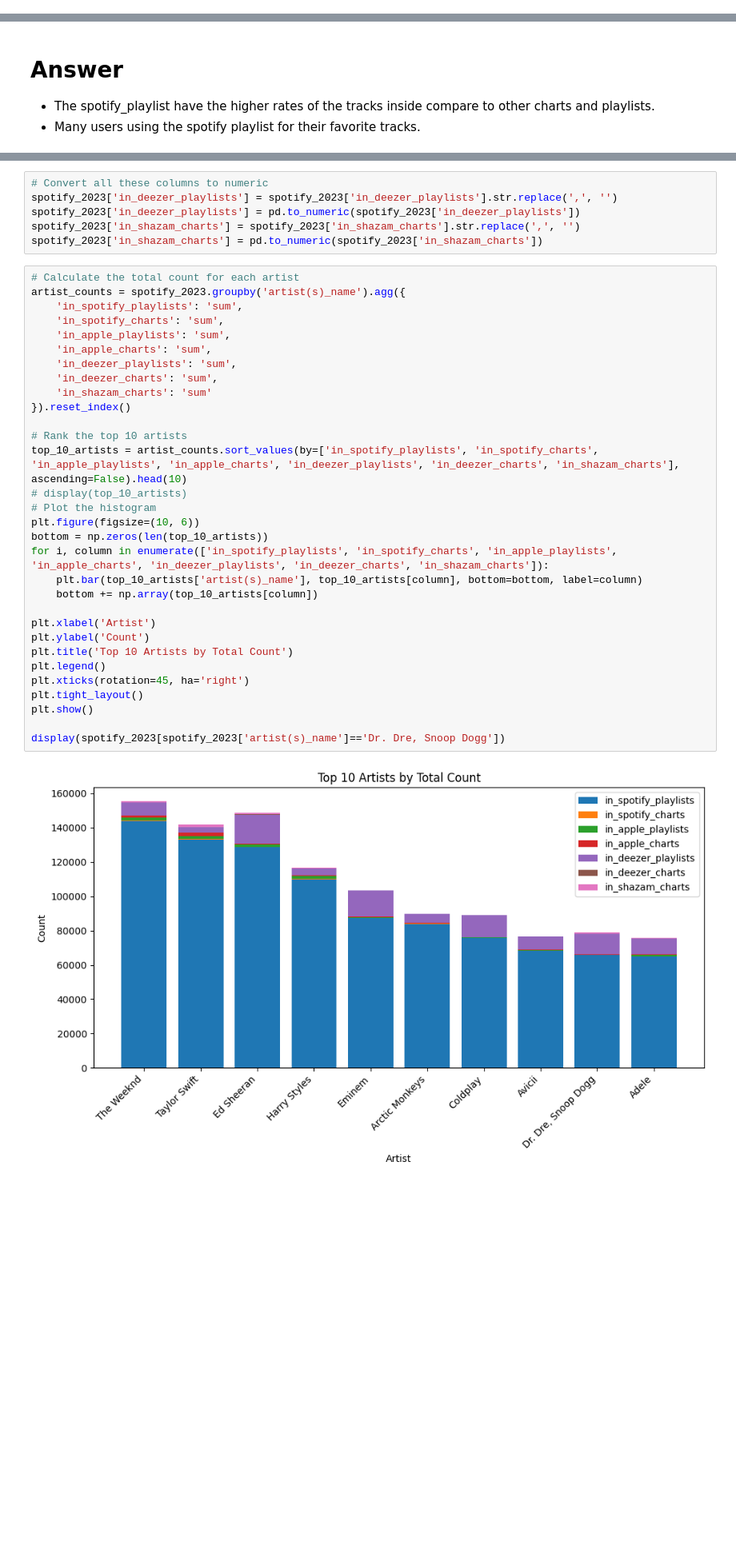
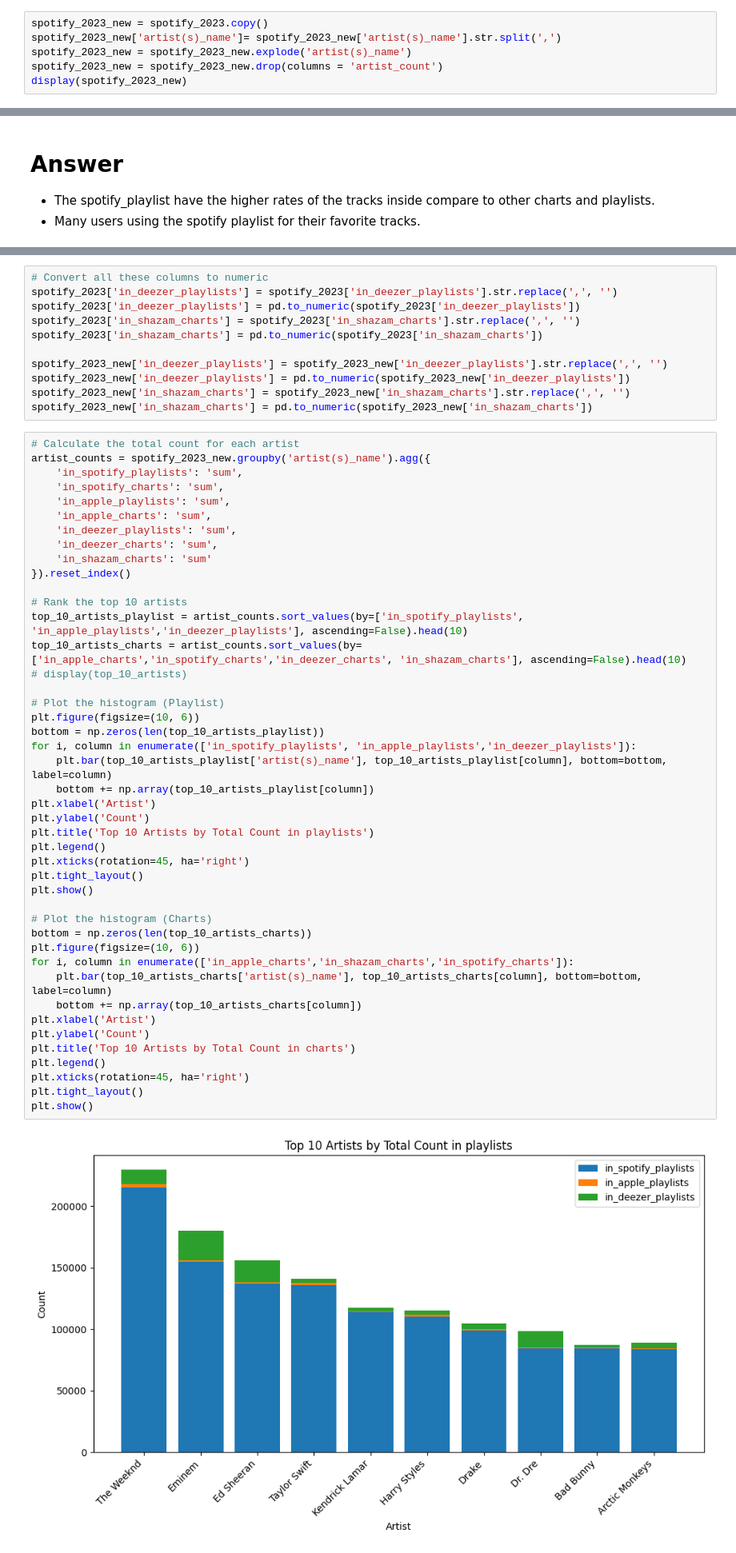
Before and after one commit to ToniYenC11/EmergingTech, a Jupyter notebook: 1_Exploratory_Data_Analysis.ipynb, the cells around one changed output, grey strips where cells are left out. Shown at 80% size. Saved outputs shown, nothing was run; the diff lists cells and outputs as text; blank space fills up the shorter version.

```diff
--- a/1_Exploratory_Data_Analysis.ipynb
+++ b/1_Exploratory_Data_Analysis.ipynb
@@ -265,3 +265,9 @@ The `describe` table of `streams` shows that:
 ## 3. Top Performers
 - Which track has the highest number of streams? Display the top 5 most streamed tracks.
 - Who are the top 5 most frequent artists based on the number of tracks in the dataset
+# %%
+spotify_2023_new = spotify_2023.copy()
+spotify_2023_new['artist(s)_name']= spotify_2023_new['artist(s)_name'].str.split(',')
+spotify_2023_new = spotify_2023_new.explode('artist(s)_name')
+spotify_2023_new = spotify_2023_new.drop(columns = 'artist_count')
+display(spotify_2023_new)
@@ -500,36 +523,54 @@ spotify_2023['in_deezer_playlists'] = spotify_2023['in_deezer_playlists'].str.re
 spotify_2023['in_deezer_playlists'] = pd.to_numeric(spotify_2023['in_deezer_playlists'])
 spotify_2023['in_shazam_charts'] = spotify_2023['in_shazam_charts'].str.replace(',', '')
 spotify_2023['in_shazam_charts'] = pd.to_numeric(spotify_2023['in_shazam_charts'])
+
+spotify_2023_new['in_deezer_playlists'] = spotify_2023_new['in_deezer_playlists'].str.replace(',', '')
+spotify_2023_new['in_deezer_playlists'] = pd.to_numeric(spotify_2023_new['in_deezer_playlists'])
+spotify_2023_new['in_shazam_charts'] = spotify_2023_new['in_shazam_charts'].str.replace(',', '')
+spotify_2023_new['in_shazam_charts'] = pd.to_numeric(spotify_2023_new['in_shazam_charts'])
 # %%
 # Calculate the total count for each artist
-artist_counts = spotify_2023.groupby('artist(s)_name').agg({
+artist_counts = spotify_2023_new.groupby('artist(s)_name').agg({
     'in_spotify_playlists': 'sum',
     'in_spotify_charts': 'sum',
     'in_apple_playlists': 'sum',
     'in_apple_charts': 'sum',
     'in_deezer_playlists': 'sum',
     'in_deezer_charts': 'sum',
     'in_shazam_charts': 'sum'
 }).reset_index()
 
 # Rank the top 10 artists
-top_10_artists = artist_counts.sort_values(by=['in_spotify_playlists', 'in_spotify_charts', 'in_apple_playlists', 'in_apple_charts', 'in_deezer_playlists', 'in_deezer_charts', 'in_shazam_charts'], ascending=False).head(10)
+top_10_artists_playlist = artist_counts.sort_values(by=['in_spotify_playlists', 'in_apple_playlists','in_deezer_playlists'], ascending=False).head(10)
+top_10_artists_charts = artist_counts.sort_values(by=['in_apple_charts','in_spotify_charts','in_deezer_charts', 'in_shazam_charts'], ascending=False).head(10)
 # display(top_10_artists)
-# Plot the histogram
+
+# Plot the histogram (Playlist)
 plt.figure(figsize=(10, 6))
-bottom = np.zeros(len(top_10_artists))
-for i, column in enumerate(['in_spotify_playlists', 'in_spotify_charts', 'in_apple_playlists', 'in_apple_charts', 'in_deezer_playlists', 'in_deezer_charts', 'in_shazam_charts']):
-    plt.bar(top_10_artists['artist(s)_name'], top_10_artists[column], bottom=bottom, label=column)
-    bottom += np.array(top_10_artists[column])
-
+bottom = np.zeros(len(top_10_artists_playlist))
+for i, column in enumerate(['in_spotify_playlists', 'in_apple_playlists','in_deezer_playlists']):
+    plt.bar(top_10_artists_playlist['artist(s)_name'], top_10_artists_playlist[column], bottom=bottom, label=column)
+    bottom += np.array(top_10_artists_playlist[column])
 plt.xlabel('Artist')
 plt.ylabel('Count')
-plt.title('Top 10 Artists by Total Count')
+plt.title('Top 10 Artists by Total Count in playlists')
 plt.legend()
 plt.xticks(rotation=45, ha='right')
 plt.tight_layout()
 plt.show()
 
-display(spotify_2023[spotify_2023['artist(s)_name']=='Dr. Dre, Snoop Dogg'])
+# Plot the histogram (Charts)
+bottom = np.zeros(len(top_10_artists_charts))
+plt.figure(figsize=(10, 6))
+for i, column in enumerate(['in_apple_charts','in_shazam_charts','in_spotify_charts']):
+    plt.bar(top_10_artists_charts['artist(s)_name'], top_10_artists_charts[column], bottom=bottom, label=column)
+    bottom += np.array(top_10_artists_charts[column])
+plt.xlabel('Artist')
+plt.ylabel('Count')
+plt.title('Top 10 Artists by Total Count in charts')
+plt.legend()
+plt.xticks(rotation=45, ha='right')
+plt.tight_layout()
+plt.show()
 # %% [output]
-[figure, old version]
+[figure, new version]
```
Also changed, not shown: parts of 11 cells of this notebook.
